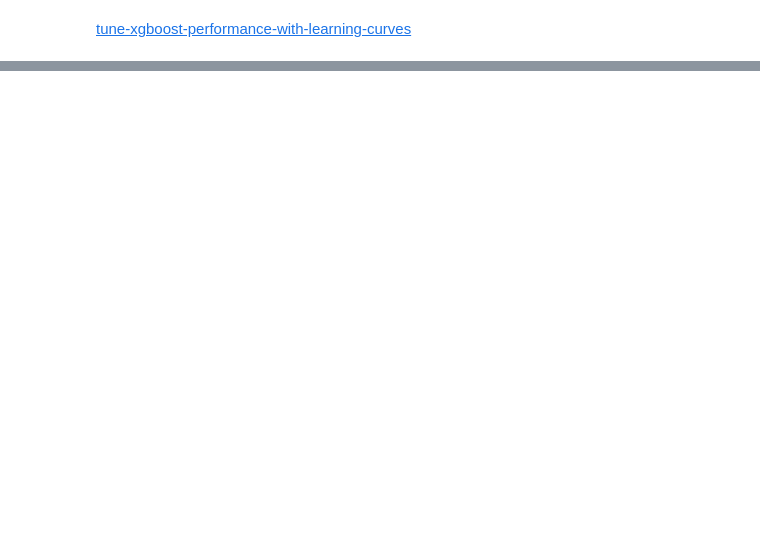
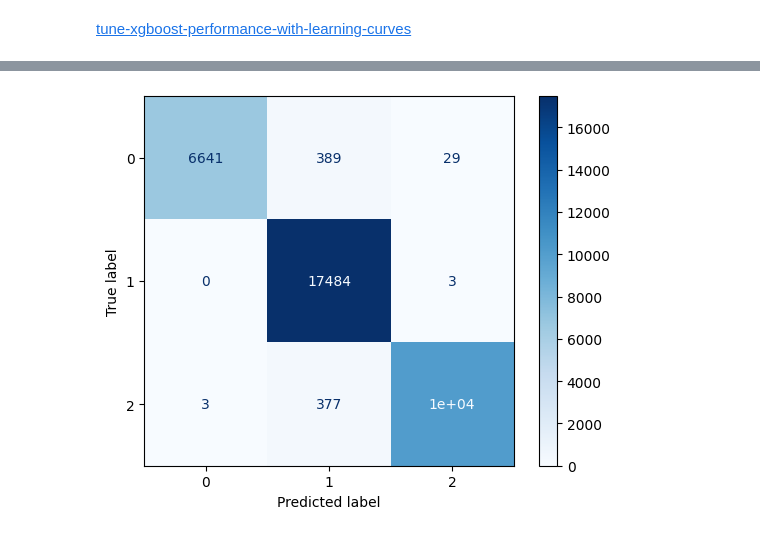
Before and after one commit to iTzOutmind/arduino-xgboost, a Jupyter notebook: heart_attack_risk_mult/xgbc_har_le.ipynb, the cells around one changed output, grey strips where cells are left out. Drawn from its saved outputs; the diff is of its cells as text; code cells hidden in the pictures; blank space fills up the shorter version.

```diff
--- a/heart_attack_risk_mult/xgbc_har_le.ipynb
+++ b/heart_attack_risk_mult/xgbc_har_le.ipynb
@@ -44,13 +46,27 @@ f_train_he_le, f_test_he_le, l_train_he_le, l_test_he_le = train_test_split(
 )
 # %%
 # Initialising XGB Classifier
-# xgbc =  XGBClassifier()
-# xgbc =  XGBClassifier(n_estimators=5, max_depth=2, learning_rate=1, objective='binary:logistic')
-xgbc_le =  XGBClassifier(
+pre_xgbc_le =  XGBClassifier(
     objective='multi:softmax',  # Specify the multi-class classification task
     num_class=3,                # Number of classes (Low, Moderate, High)
     max_depth=2,                # Maximum depth of the trees
-    learning_rate=0.2,          # Learning rate for the model
-    n_estimators=50,            # Number of boosting rounds (iterations)
-    random_state=0              # Set random state for reproducibility
+    learning_rate=0.1,          # Learning rate for the model
+    n_estimators=5000,          # Number of boosting rounds (iterations)
+    early_stopping_rounds=50,   # Early stopping to find best Iteration
 )
+# %%
+# Fitting and evaluationg
+evalset = [(f_train_he_le, l_train_he_le), (f_test_he_le, l_test_he_le)]
+pre_xgbc_le.fit(f_train_he_le, l_train_he_le, eval_set=evalset, verbose=False)
+bI = pre_xgbc_le.best_iteration
+
+xgbc_le =  XGBClassifier(
+    objective='multi:softmax',  # Specify the multi-class classification task
+    num_class=3,                # Number of classes (Low, Moderate, High)
+    max_depth=2,                # Maximum depth of the trees
+    learning_rate=0.2,          # Learning rate for the model
+    n_estimators=bI,          # Number of boosting rounds (iterations)
+    random_state=0              # Set random state for reproducibility
+)
+
+xgbc_le.fit(f_train_he_le, l_train_he_le)
@@ -143,0 +189,6 @@ Maximal Testing Loss:   1.0791461881875992 at Iteration: 1
+# %%
+from sklearn.metrics import ConfusionMatrixDisplay
+ConfusionMatrixDisplay.from_estimator(model, f_train_he_le, l_train_he_le, cmap='Blues')
+pyplot.show()
+# %% [output]
+[figure, added]
```
Also changed, not shown: parts of 10 cells of this notebook.
